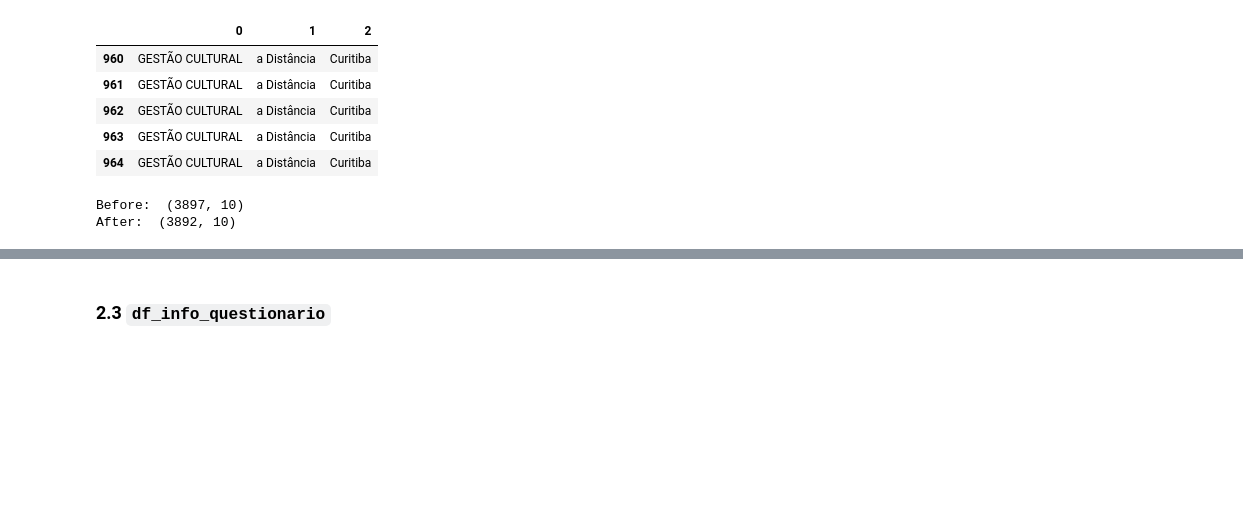
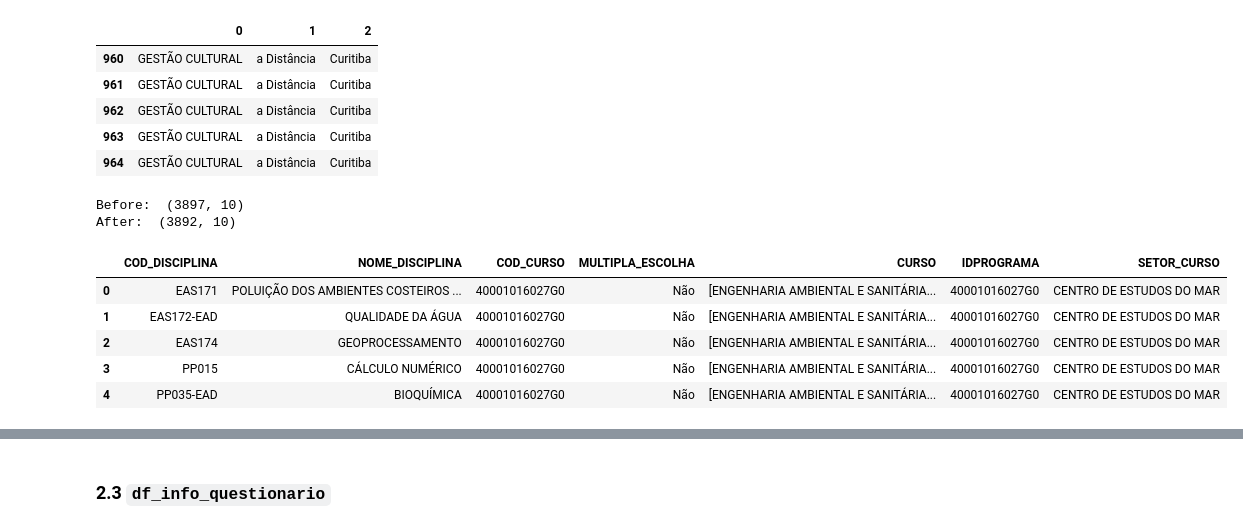
Before and after one commit to IronZiiz/Hackathon_mathmorphosis, a Jupyter notebook: data/processed/Presencial2025/preprocessing_dados_presencial.ipynb, the cells around one changed output, grey strips where cells are left out. Cells and saved outputs as stored; diff of their text form; code cells hidden in the pictures; blank space fills up the shorter version.

```diff
--- a/data/processed/Presencial2025/preprocessing_dados_presencial.ipynb
+++ b/data/processed/Presencial2025/preprocessing_dados_presencial.ipynb
@@ -130,3 +130,18 @@ print('After: ',df_presencial_disciplinas.shape)
 # %% [output]
 Before:  (3897, 10)
 After:  (3892, 10)
+# %%
+# Voltando a tabela ao padrão
+
+df_presencial_disciplinas['CURSO'] = df_presencial_disciplinas['TEMP']
+if all(col in df_presencial_disciplinas.columns for col in ['MODALIDADE', 'LOCAL','TEMP']):
+    df_presencial_disciplinas = df_presencial_disciplinas.drop(columns=['MODALIDADE','LOCAL','TEMP'],axis=1)
+
+df_presencial_disciplinas.head()
+# %% [output]
+|  | COD_DISCIPLINA | NOME_DISCIPLINA | COD_CURSO | MULTIPLA_ESCOLHA | CURSO | IDPROGRAMA | SETOR_CURSO |
+| 0 | EAS171 | POLUIÇÃO DOS AMBIENTES COSTEIROS ... | 40001016027G0 | Não | [ENGENHARIA AMBIENTAL E SANITÁRIA... | 40001016027G0 | CENTRO DE ESTUDOS DO MAR |
+| 1 | EAS172-EAD | QUALIDADE DA ÁGUA | 40001016027G0 | Não | [ENGENHARIA AMBIENTAL E SANITÁRIA... | 40001016027G0 | CENTRO DE ESTUDOS DO MAR |
+| 2 | EAS174 | GEOPROCESSAMENTO | 40001016027G0 | Não | [ENGENHARIA AMBIENTAL E SANITÁRIA... | 40001016027G0 | CENTRO DE ESTUDOS DO MAR |
+| 3 | PP015 | CÁLCULO NUMÉRICO | 40001016027G0 | Não | [ENGENHARIA AMBIENTAL E SANITÁRIA... | 40001016027G0 | CENTRO DE ESTUDOS DO MAR |
+| 4 | PP035-EAD | BIOQUÍMICA | 40001016027G0 | Não | [ENGENHARIA AMBIENTAL E SANITÁRIA... | 40001016027G0 | CENTRO DE ESTUDOS DO MAR |
```
Also changed, not shown: parts of 14 cells of this notebook.
